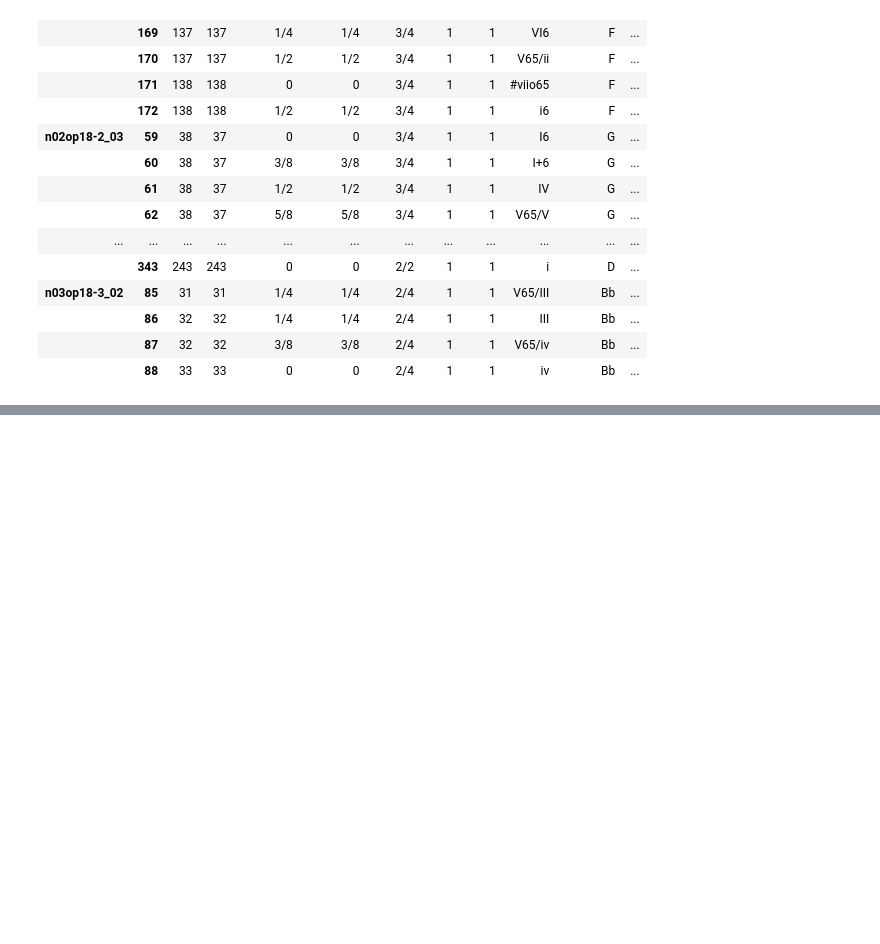
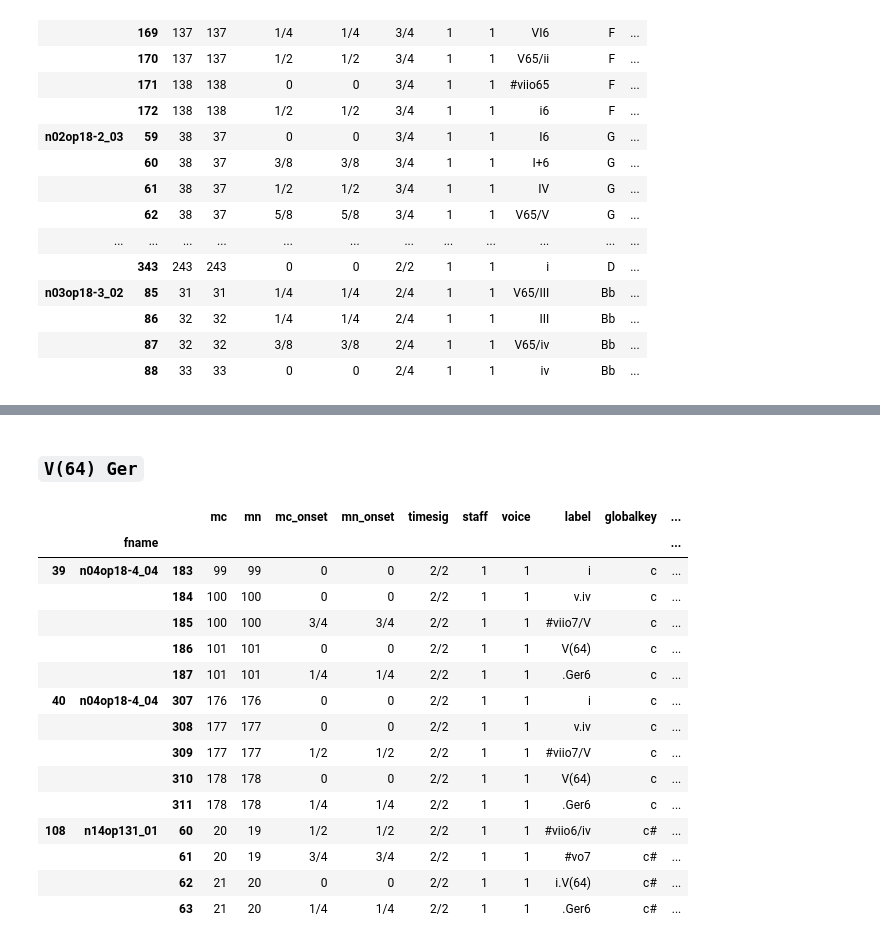
Before and after one commit to DCMLab/coup, a Jupyter notebook: chromatic_bass.ipynb, the cells around one changed output, grey strips where cells are left out. Saved outputs shown, nothing was run; the diff lists cells and outputs as text; code cells hidden in the pictures; blank space fills up the shorter version.

```diff
--- a/chromatic_bass.ipynb
+++ b/chromatic_bass.ipynb
@@ -274,0 +399,21 @@ four_asc.head(30)
+# %% [markdown]
+### `V(64) Ger`
+# %%
+show(ascending, ('V(64)', 'Ger'))
+# %% [output]
+|  |  |  | mc | mn | mc_onset | mn_onset | timesig | staff | voice | label | globalkey | ... |
+|  | fname |  |  |  |  |  |  |  |  |  |  | ... |
+| 39 | n04op18-4_04 | 183 | 99 | 99 | 0 | 0 | 2/2 | 1 | 1 | i | c | ... |
+|  |  | 184 | 100 | 100 | 0 | 0 | 2/2 | 1 | 1 | v.iv | c | ... |
+|  |  | 185 | 100 | 100 | 3/4 | 3/4 | 2/2 | 1 | 1 | #viio7/V | c | ... |
+|  |  | 186 | 101 | 101 | 0 | 0 | 2/2 | 1 | 1 | V(64) | c | ... |
+|  |  | 187 | 101 | 101 | 1/4 | 1/4 | 2/2 | 1 | 1 | .Ger6 | c | ... |
+| 40 | n04op18-4_04 | 307 | 176 | 176 | 0 | 0 | 2/2 | 1 | 1 | i | c | ... |
+|  |  | 308 | 177 | 177 | 0 | 0 | 2/2 | 1 | 1 | v.iv | c | ... |
+|  |  | 309 | 177 | 177 | 1/2 | 1/2 | 2/2 | 1 | 1 | #viio7/V | c | ... |
+|  |  | 310 | 178 | 178 | 0 | 0 | 2/2 | 1 | 1 | V(64) | c | ... |
+|  |  | 311 | 178 | 178 | 1/4 | 1/4 | 2/2 | 1 | 1 | .Ger6 | c | ... |
+| 108 | n14op131_01 | 60 | 20 | 19 | 1/2 | 1/2 | 2/2 | 1 | 1 | #viio6/iv | c# | ... |
+|  |  | 61 | 20 | 19 | 3/4 | 3/4 | 2/2 | 1 | 1 | #vo7 | c# | ... |
+|  |  | 62 | 21 | 20 | 0 | 0 | 2/2 | 1 | 1 | i.V(64) | c# | ... |
+|  |  | 63 | 21 | 20 | 1/4 | 1/4 | 2/2 | 1 | 1 | .Ger6 | c# | ... |
```
Also changed, not shown: parts of 17 cells of this notebook.
